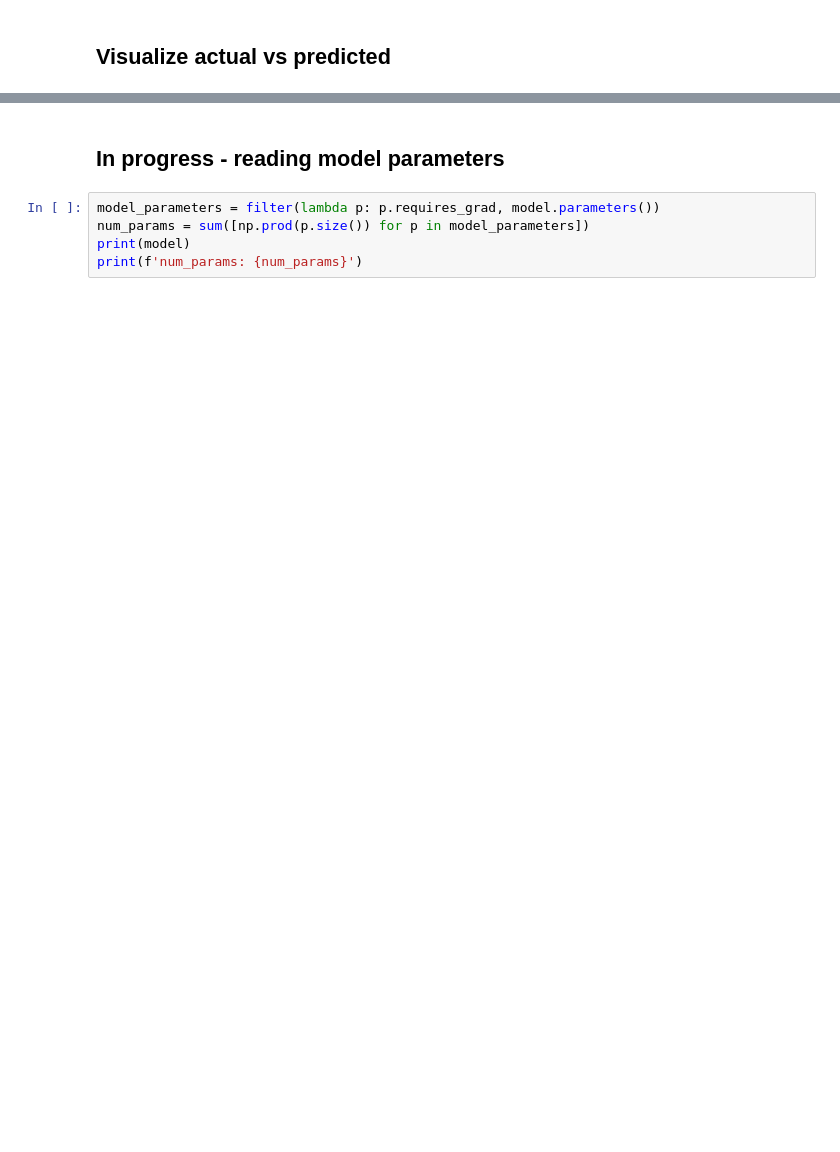
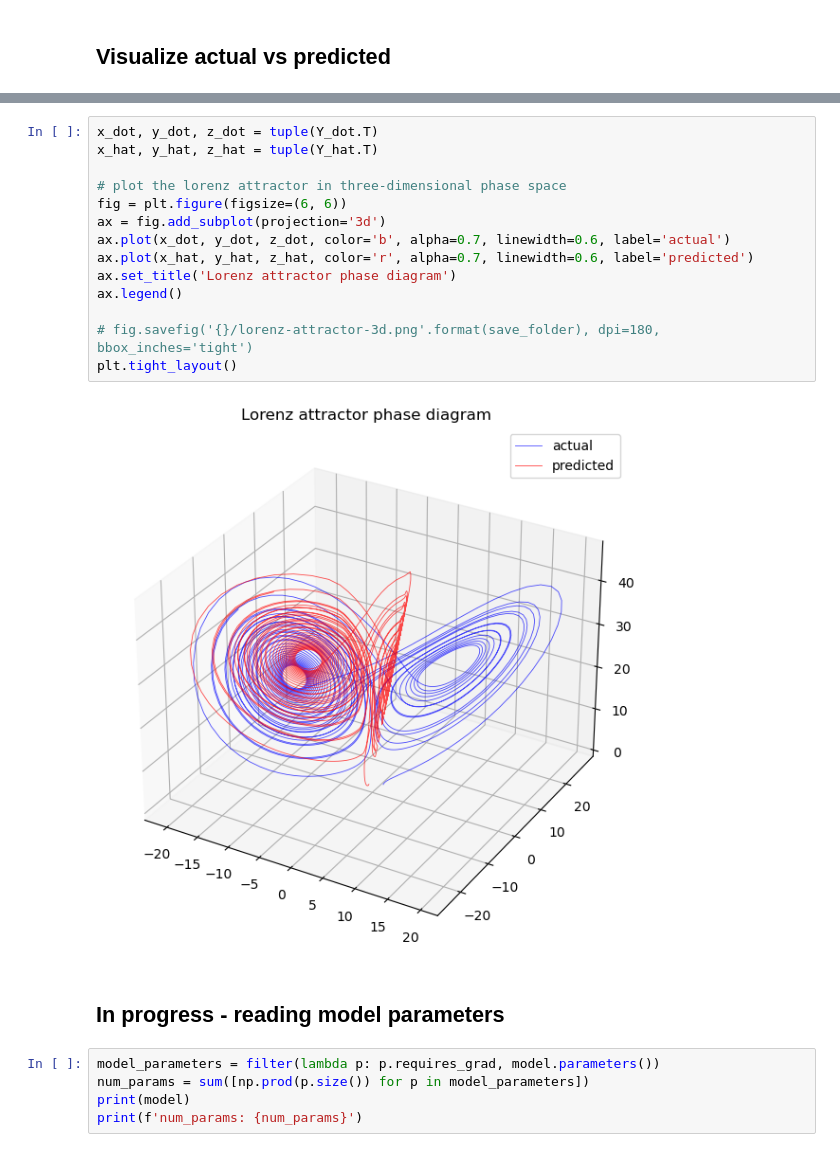
Before and after one commit to bartmarseille/iterate-torch-metal, a Jupyter notebook: iterate-lorentz-torch-meta.ipynb, the cells around one changed output, grey strips where cells are left out. Cells and saved outputs as stored; diff of their text form; blank space fills up the shorter version.

```diff
--- a/iterate-lorentz-torch-meta.ipynb
+++ b/iterate-lorentz-torch-meta.ipynb
@@ -247,3 +265,19 @@ plt.tight_layout()
+# %%
+x_dot, y_dot, z_dot = tuple(Y_dot.T)
+x_hat, y_hat, z_hat = tuple(Y_hat.T)
+
+# plot the lorenz attractor in three-dimensional phase space
+fig = plt.figure(figsize=(6, 6))
+ax = fig.add_subplot(projection='3d')
+ax.plot(x_dot, y_dot, z_dot, color='b', alpha=0.7, linewidth=0.6, label='actual')
+ax.plot(x_hat, y_hat, z_hat, color='r', alpha=0.7, linewidth=0.6, label='predicted')
+ax.set_title('Lorenz attractor phase diagram')
+ax.legend()
+
+# fig.savefig('{}/lorenz-attractor-3d.png'.format(save_folder), dpi=180, bbox_inches='tight')
+plt.tight_layout()
+# %% [output]
+[figure, added]
 # %% [markdown]
 ## In progress - reading model parameters
 # %%
```
Also changed, not shown: parts of 11 cells of this notebook.
